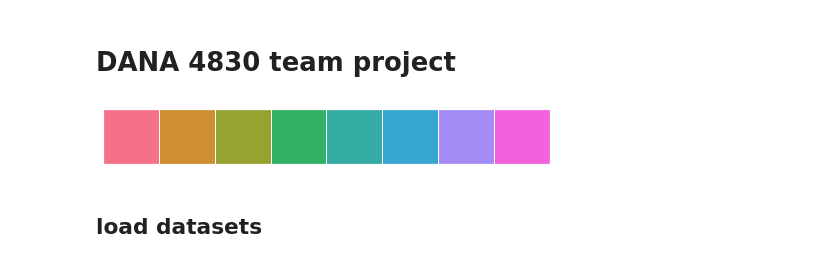
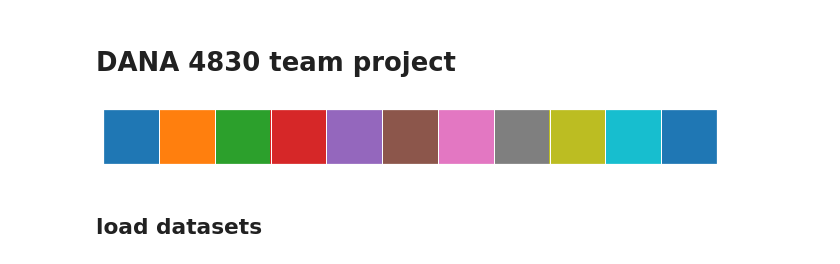
Before and after one commit to Igodlab/Australian-Public-Service-APS, a Jupyter notebook: dana30-project.ipynb, the cells around one changed output. Drawn from its saved outputs; the diff is of its cells as text; code cells hidden in the pictures.

```diff
--- a/dana30-project.ipynb
+++ b/dana30-project.ipynb
@@ -39,10 +39,10 @@ plt.rcParams.update({'legend.fontsize': 11})
 plt.rcParams.update({'axes.labelsize': 15})
 plt.rcParams.update({'font.size': 15})
 # %%
-cpalette = sns.color_palette('husl', 8)
+cpalette = sns.color_palette('tab10', 11)
 sns.palplot(cpalette)
 # %% [output]
-[figure, old version]
+[figure, new version]
 # %%
 # savefig
 def savePNG(f):
```
Also changed, not shown: parts of 22 cells of this notebook.
